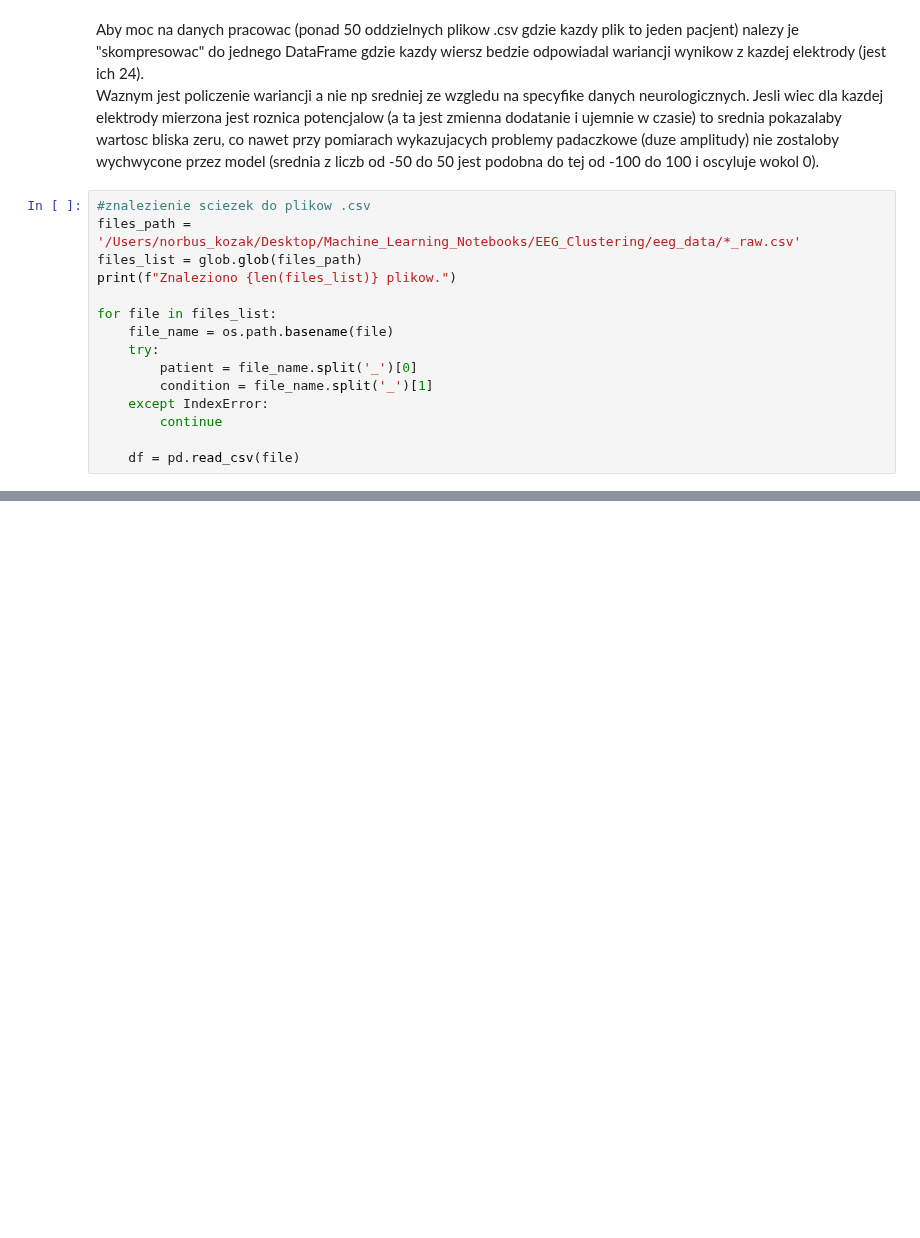
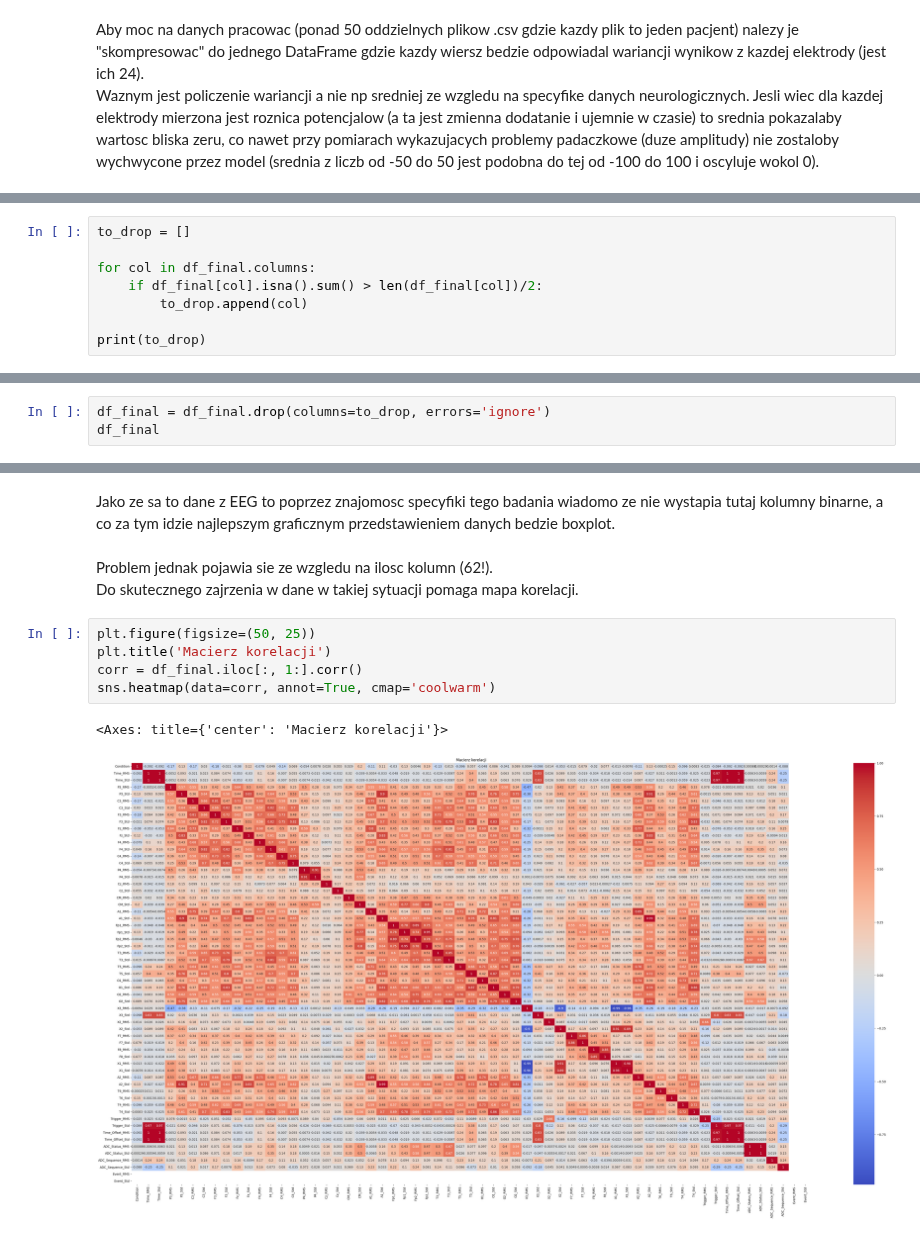
Before and after one commit to NorbusKozak/ML_notebooks, a Jupyter notebook: EEG_Clustering/eeg_clustering.ipynb, the cells around one changed output, grey strips where cells are left out. Cells and saved outputs as stored; diff of their text form; blank space fills up the shorter version.

Commit message:
Looking for hidden patterns in EEG results by unsupervised learning models.

```diff
--- a/EEG_Clustering/eeg_clustering.ipynb
+++ b/EEG_Clustering/eeg_clustering.ipynb
@@ -32,18 +42,3 @@ import os
 # %% [markdown]
 Aby moc na danych pracowac (ponad 50 oddzielnych plikow .csv gdzie kazdy plik to jeden pacjent) nalezy je "skompresowac" do jednego DataFrame gdzie kazdy wiersz bedzie odpowiadal wariancji wynikow z kazdej elektrody (jest ich 24). <br>
 Waznym jest policzenie wariancji a nie np sredniej ze wzgledu na specyfike danych neurologicznych. Jesli wiec dla kazdej elektrody mierzona jest roznica potencjalow (a ta jest zmienna dodatanie i ujemnie w czasie) to srednia pokazalaby wartosc bliska zeru, co nawet przy pomiarach wykazujacych problemy padaczkowe (duze amplitudy) nie zostaloby wychwycone przez model (srednia z liczb od -50 do 50 jest podobna do tej od -100 do 100 i oscyluje wokol 0).
-# %%
-#znalezienie sciezek do plikow .csv
-files_path = '/Users/norbus_kozak/Desktop/Machine_Learning_Notebooks/EEG_Clustering/eeg_data/*_raw.csv'
-files_list = glob.glob(files_path)
-print(f"Znaleziono {len(files_list)} plikow.")
-
-for file in files_list:
-    file_name = os.path.basename(file)
-    try:
-        patient = file_name.split('_')[0]
-        condition = file_name.split('_')[1]
-    except IndexError:
-        continue
-
-    df = pd.read_csv(file)
@@ -52,0 +106,8 @@ ParserError: Error tokenizing data. C error: Expected 1 fields in line 6, saw 3
+# %%
+to_drop = []
+
+for col in df_final.columns:
+    if df_final[col].isna().sum() > len(df_final[col])/2:
+        to_drop.append(col)
+
+print(to_drop)
@@ -52,0 +116,3 @@ ParserError: Error tokenizing data. C error: Expected 1 fields in line 6, saw 3
+# %%
+df_final = df_final.drop(columns=to_drop, errors='ignore')
+df_final
@@ -52,0 +148,13 @@ ParserError: Error tokenizing data. C error: Expected 1 fields in line 6, saw 3
+# %% [markdown]
+Jako ze sa to dane z EEG to poprzez znajomosc specyfiki tego badania wiadomo ze nie wystapia tutaj kolumny binarne, a co za tym idzie najlepszym graficznym przedstawieniem danych bedzie boxplot.
+# %% [markdown]
+Problem jednak pojawia sie ze wzgledu na ilosc kolumn (62!). <br>
+Do skutecznego zajrzenia w dane w takiej sytuacji pomaga mapa korelacji.
+# %%
+plt.figure(figsize=(50, 25))
+plt.title('Macierz korelacji')
+corr = df_final.iloc[:, 1:].corr()
+sns.heatmap(data=corr, annot=True, cmap='coolwarm')
+# %% [output]
+<Axes: title={'center': 'Macierz korelacji'}>
+[figure, added]
```
Also changed, not shown: parts of 38 cells of this notebook, 1 other file.
